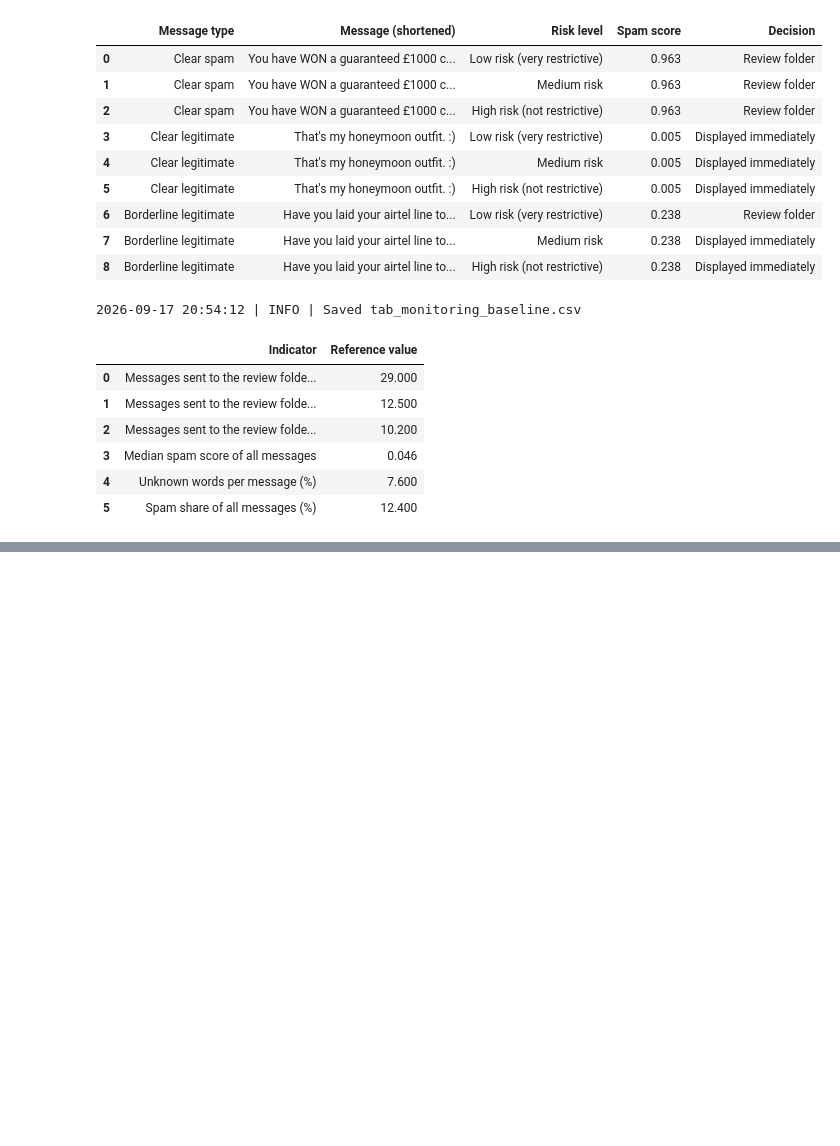
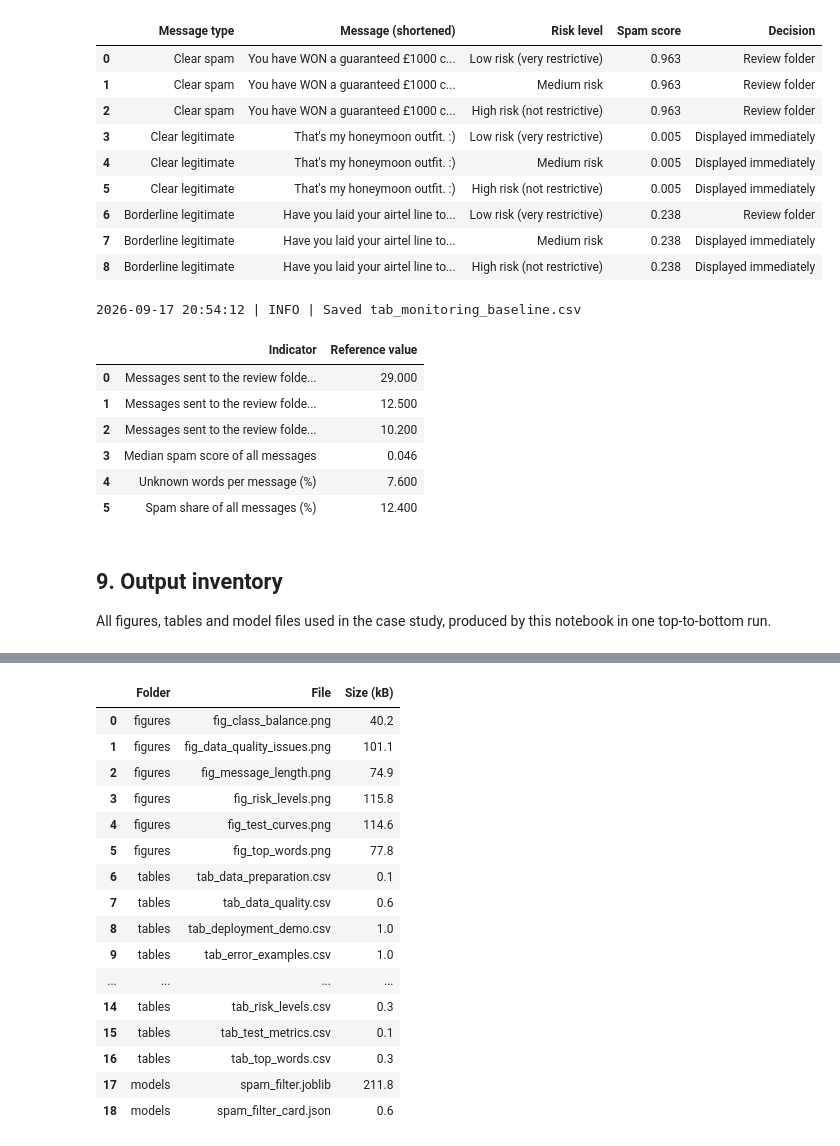
Before and after one commit to santi753/IU_Model_Engineering, a Jupyter notebook: notebooks/spam_filter.ipynb, the cells around one changed output, grey strips where cells are left out. Drawn from its saved outputs; the diff is of its cells as text; code cells hidden in the pictures; blank space fills up the shorter version.

```diff
--- a/notebooks/spam_filter.ipynb
+++ b/notebooks/spam_filter.ipynb
@@ -1071,3 +1071,21 @@ monitoring_table
 | 3 | Median spam score of all messages | 0.046 |
 | 4 | Unknown words per message (%) | 7.600 |
 | 5 | Spam share of all messages (%) | 12.400 |
+# %% [markdown]
+## 9. Output inventory
+
+All figures, tables and model files used in the case study, produced by this notebook in one top-to-bottom run.
+# %%
+# 9. Output inventory: everything this notebook produced
+output_rows = []
+for folder in (FIGURES_DIR, TABLES_DIR, MODELS_DIR):
+    for path in sorted(folder.iterdir()):
+        if path.name == ".gitkeep":
+            continue
+        output_rows.append({"Folder": folder.name, "File": path.name,
+                            "Size (kB)": round(path.stat().st_size / 1024, 1)})
+
+output_inventory = pd.DataFrame(output_rows)
+logger.info("Notebook finished: %d output files in %d folders", len(output_inventory), 3)
+output_inventory
+# %% [output]
@@ -1073,0 +1093,17 @@ monitoring_table
+|  | Folder | File | Size (kB) |
+| 0 | figures | fig_class_balance.png | 40.2 |
+| 1 | figures | fig_data_quality_issues.png | 101.1 |
+| 2 | figures | fig_message_length.png | 74.9 |
+| 3 | figures | fig_risk_levels.png | 115.8 |
+| 4 | figures | fig_test_curves.png | 114.6 |
+| 5 | figures | fig_top_words.png | 77.8 |
+| 6 | tables | tab_data_preparation.csv | 0.1 |
+| 7 | tables | tab_data_quality.csv | 0.6 |
+| 8 | tables | tab_deployment_demo.csv | 1.0 |
+| 9 | tables | tab_error_examples.csv | 1.0 |
+| ... | ... | ... | ... |
+| 14 | tables | tab_risk_levels.csv | 0.3 |
+| 15 | tables | tab_test_metrics.csv | 0.1 |
+| 16 | tables | tab_top_words.csv | 0.3 |
+| 17 | models | spam_filter.joblib | 211.8 |
+| 18 | models | spam_filter_card.json | 0.6 |
```
Also changed, not shown: parts of 1 cell of this notebook, 2 other files.
